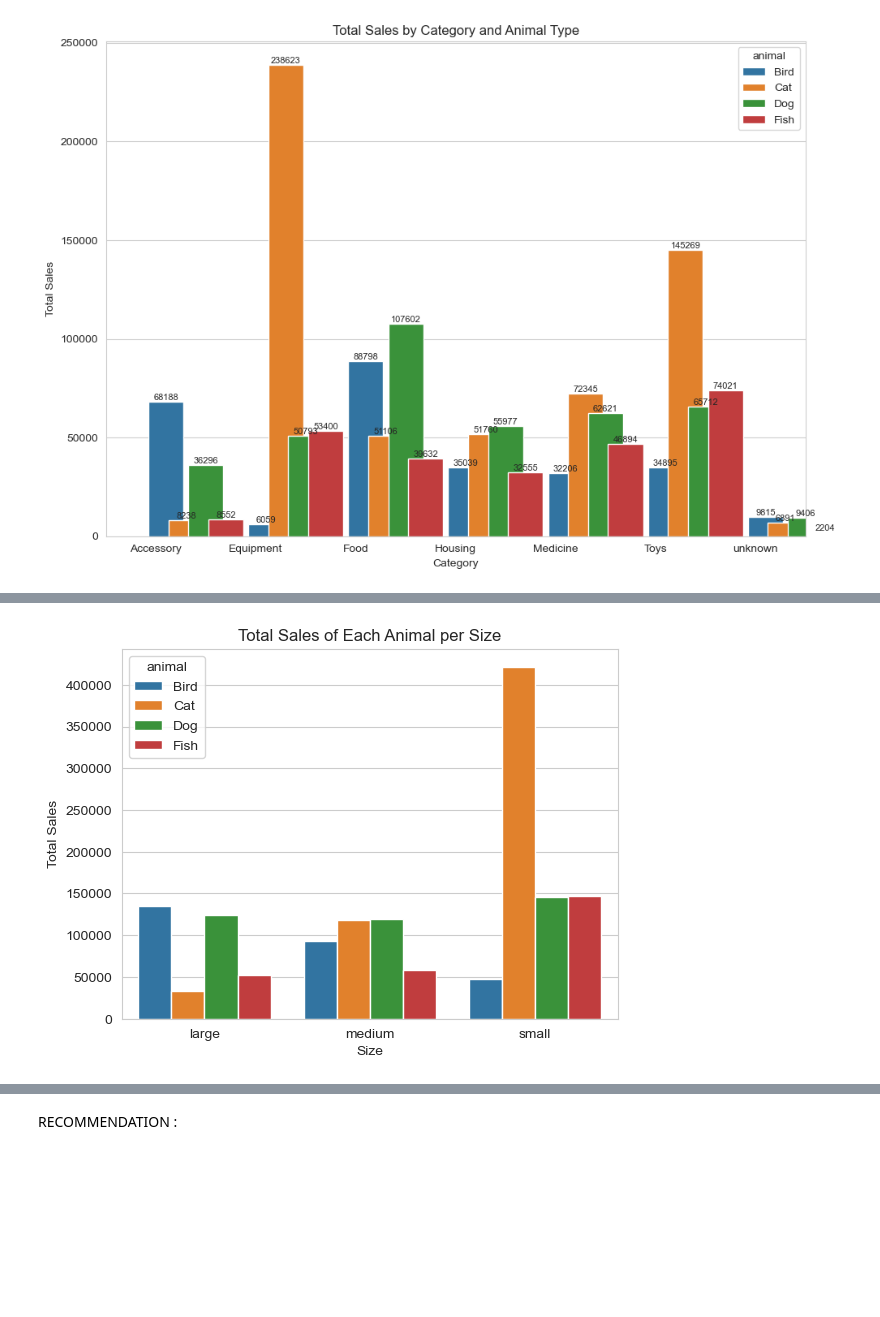
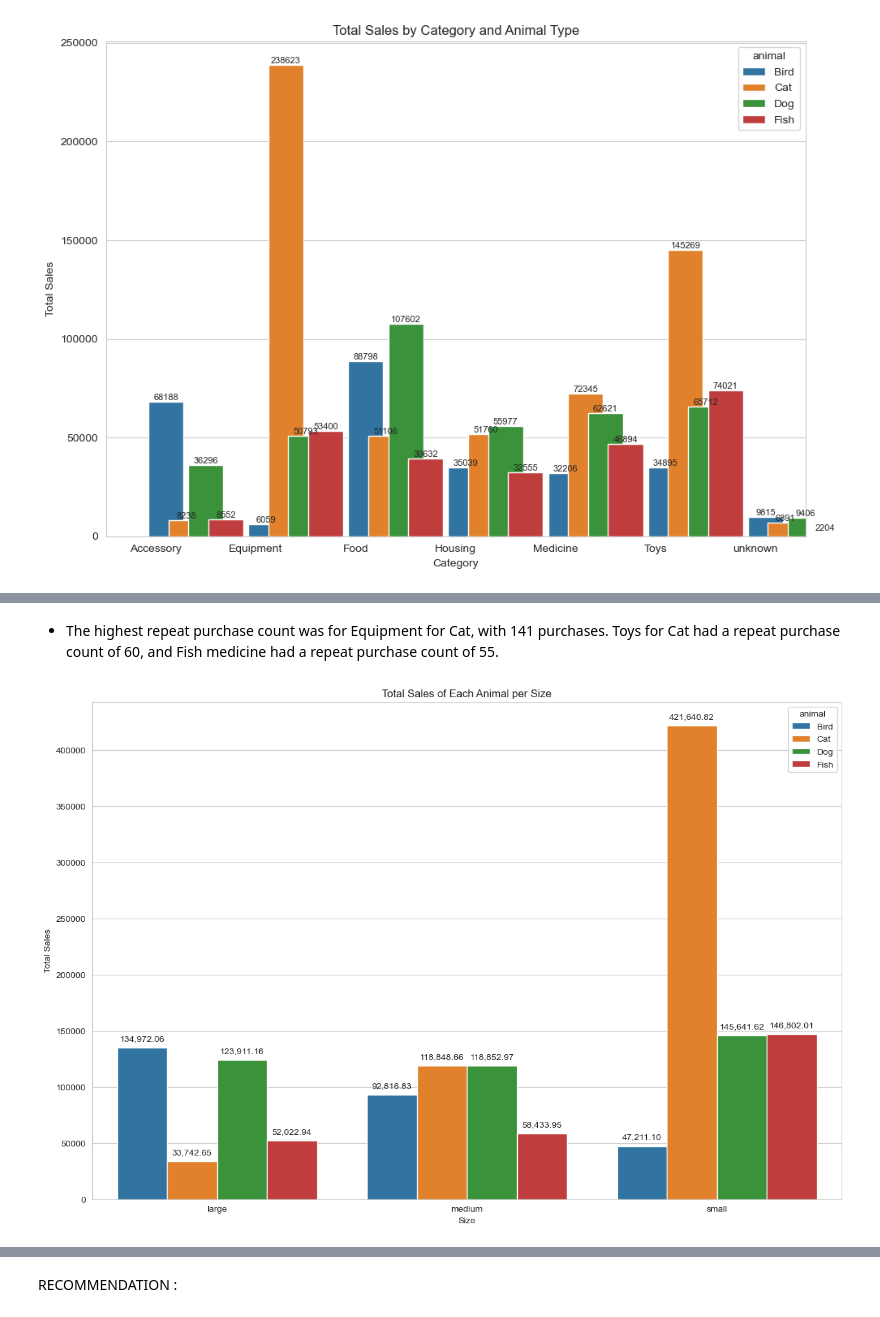
Before and after one commit to LoveRedemption/Pet_supply_analysis, a Jupyter notebook: Pet_Box.ipynb, the cells around one changed output, grey strips where cells are left out. Cells and saved outputs as stored; diff of their text form; code cells hidden in the pictures; blank space fills up the shorter version.

```diff
--- a/Pet_Box.ipynb
+++ b/Pet_Box.ipynb
@@ -550,14 +565,21 @@ plt.show()
+# %% [markdown]
+- The highest repeat purchase count was for Equipment for Cat, with 141 purchases. Toys for Cat had a repeat purchase count of 60, and Fish medicine had a repeat purchase count of 55.
 # %%
 # Group the data by animal and size, and calculate the total sales for each group
 sales_by_animal_and_size = df.groupby(['animal', 'size'])['sales'].sum().reset_index()
 
 # Plot a bar chart to visualize the total sales of each animal per size
-sns.barplot(data=sales_by_animal_and_size, x='size', y='sales', hue='animal')
+plt.figure(figsize=(15, 10))
+ax = sns.barplot(data=sales_by_animal_and_size, x='size', y='sales', hue='animal')
+
+# Add text labels to the bars
+for p in ax.patches:
+    ax.annotate(f'{p.get_height():,.2f}', (p.get_x() + p.get_width() / 2., p.get_height()), ha='center', va='center', xytext=(0, 10), textcoords='offset points')
 
 plt.title('Total Sales of Each Animal per Size')
 plt.xlabel('Size')
 plt.ylabel('Total Sales')
 
 plt.show()
 # %% [output]
-[figure, old version]
+[figure, new version]
```
Also changed, not shown: parts of 3 cells of this notebook.
